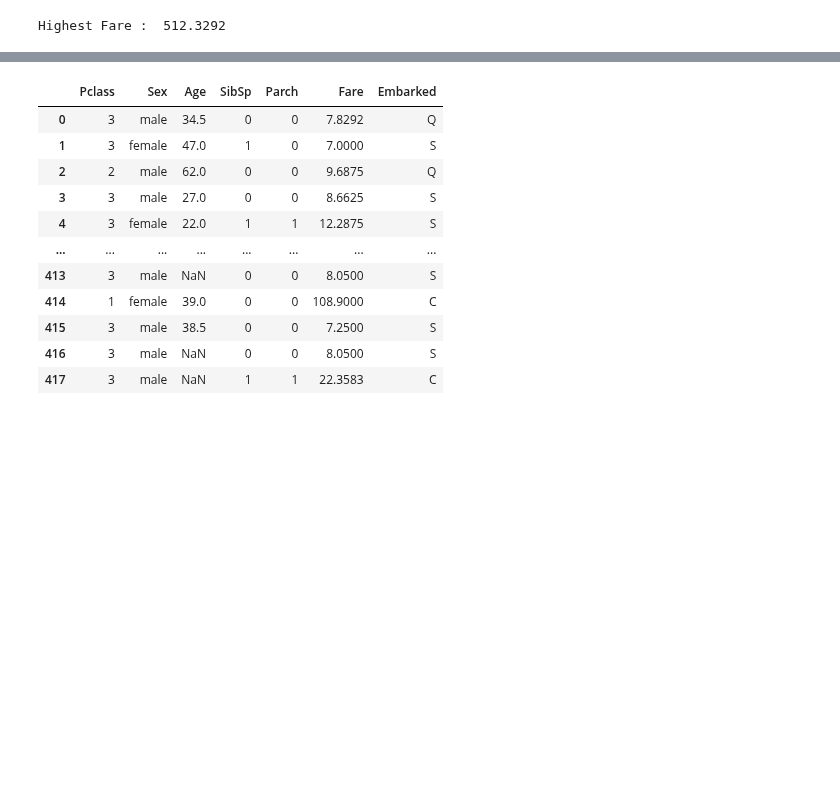
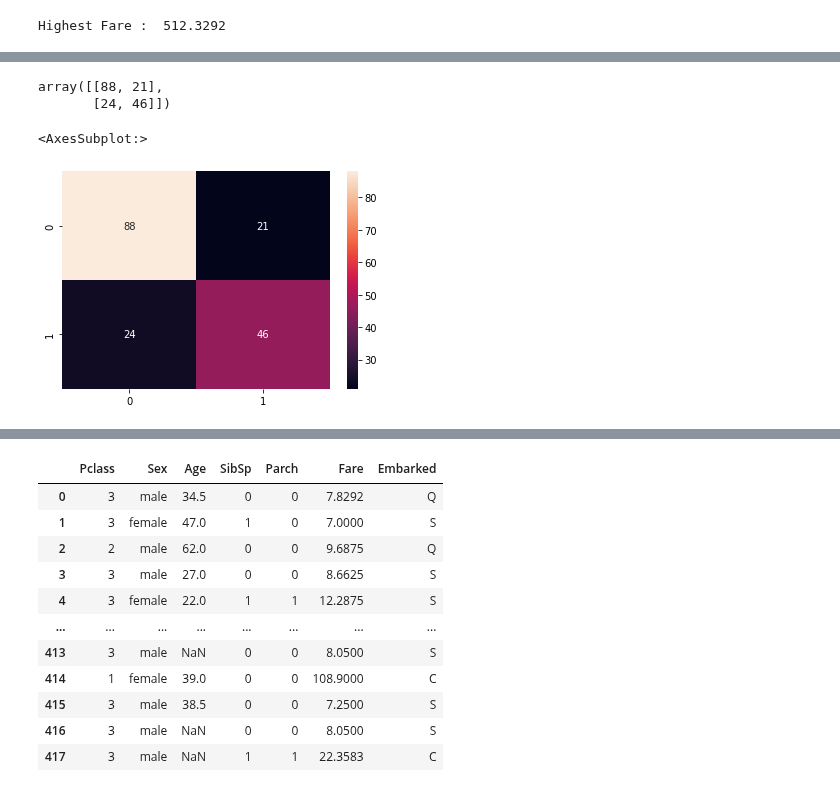
Before and after one commit to Suyashiitr/kaggle, a Jupyter notebook: titanic-neural-network-prediction.ipynb, the cells around one changed output, grey strips where cells are left out. Cells and saved outputs as stored; diff of their text form; code cells hidden in the pictures; blank space fills up the shorter version.

```diff
--- a/titanic-neural-network-prediction.ipynb
+++ b/titanic-neural-network-prediction.ipynb
@@ -261,3 +261,15 @@ accuracy_score(y_test,val_sco)
+# %%
+from sklearn.metrics import confusion_matrix
+con_mat = confusion_matrix(y_test,val_sco)
+con_mat
+# %% [output]
+array([[88, 21],
+       [24, 46]])
+# %%
+sns.heatmap(con_mat, annot =True)
+# %% [output]
+<AxesSubplot:>
+[figure, added]
 # %%
 test = pd.read_csv('/kaggle/input/titanic/test.csv')
 test
```
Also changed, not shown: parts of 4 cells of this notebook.
